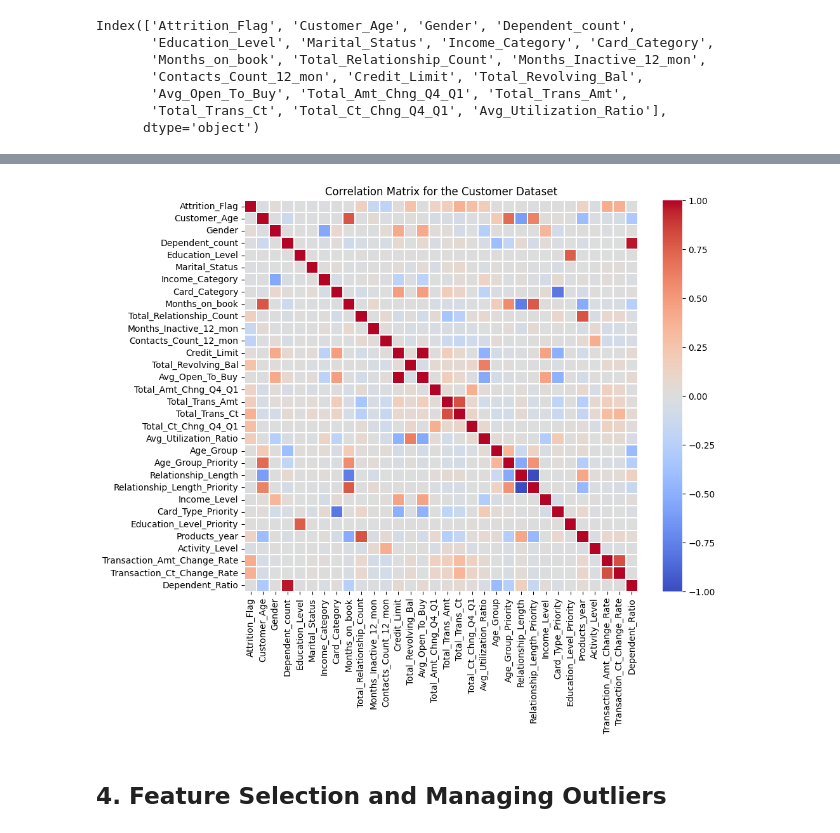
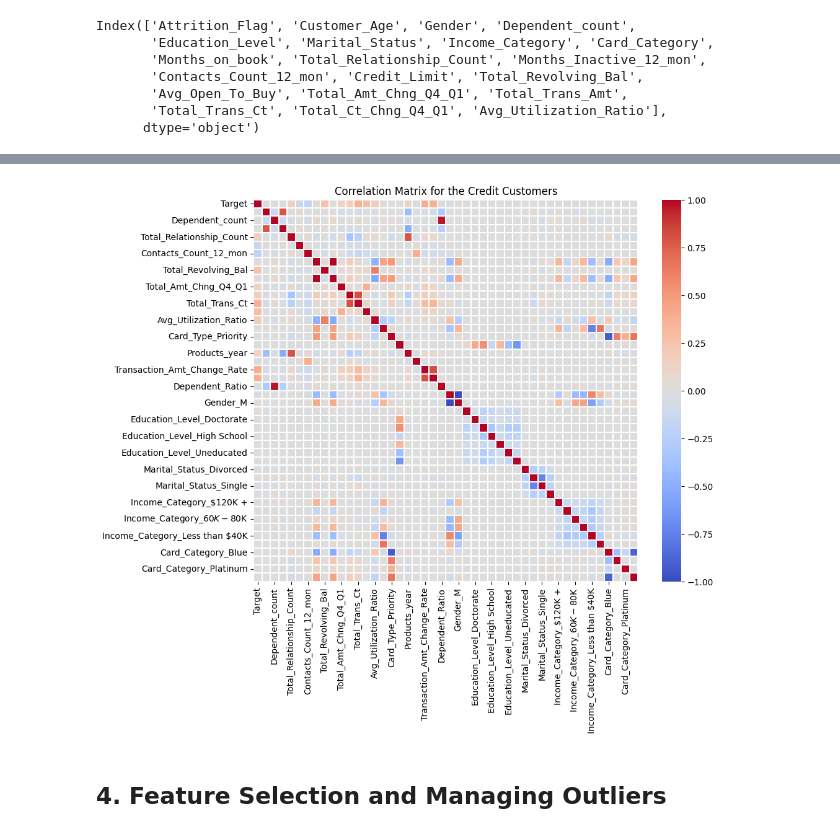
Before and after one commit to dataismyname/credit_card_churn_mlproject, a Jupyter notebook: notebook/2. Model_training.ipynb, the cells around one changed output, grey strips where cells are left out. Saved outputs shown, nothing was run; the diff lists cells and outputs as text; code cells hidden in the pictures.

Commit message:
Data Transformation Stage Done

```diff
--- a/notebook/2. Model_training.ipynb
+++ b/notebook/2. Model_training.ipynb
@@ -74,26 +77,14 @@ Index(['Attrition_Flag', 'Customer_Age', 'Gender', 'Dependent_count',
 # %%
-# Age Group
-bins = [0, 30, 55, float('inf')]
-labels = ['Young_Adult', 'Adult', 'Senior']
-df['Age_Group'] = pd.cut(df['Customer_Age'], bins=bins, labels=labels)
-df['Age_Group_Priority'] = df['Age_Group'].map({'Young_Adult' : 1, 'Adult' : 2, 'Senior' : 3})
-
-# Relationship Lenght
-bins = [0, 24, 48, float('inf')]
-labels = ['Short-term', 'Medium-term', 'Long-term']
-df['Relationship_Length'] = pd.cut(df['Months_on_book'], bins=bins, labels=labels)
-df['Relationship_Length_Priority'] = df['Relationship_Length'].map({'Short-term' : 1, 'Medium-term' : 2, 'Long-term' : 3})
-
 # Income Level
 df['Income_Level'] = df['Income_Category'].map({'Less than $40K': 1, '$40K - $60K': 2, '$60K - $80K': 3,
  '$80K - $120K': 4, '$120K +': 5, 'Unknown': 6})
 
 # Card Type Priority
-df['Card_Type_Priority'] = df['Card_Category'].map({'Platinum': 1, 'Gold': 2, 'Silver': 3, 'Blue': 4})
+df['Card_Type_Priority'] = df['Card_Category'].map({'Platinum': 4, 'Gold': 3, 'Silver': 2, 'Blue': 1})
 
 # Education Level Priority
-df['Education_Level_Priority'] = df['Education_Level'].map({'Doctorate': 1, "Post-Graduate": 2, "Graduate": 3,
-'College': 4, 'High School': 5, 'Uneducated': 6, 'Unknown': 7})
+df['Education_Level_Priority'] = df['Education_Level'].map({'Doctorate': 7, "Post-Graduate": 6, "Graduate": 5,
+'College': 4, 'High School': 3, 'Uneducated': 2, 'Unknown': 1})
 
 # Products per month
 df['Products_year'] = df['Total_Relationship_Count']/df['Months_on_book']*12
@@ -126,0 +105,12 @@ corrmat = df_enc.corr()
+# %%
+#Define input features and the target variable
+X = df.drop('Attrition_Flag', axis = 1).copy()
+y = df['Attrition_Flag'].copy()
+# %%
+# Initiating LabelEncoder
+le = LabelEncoder()
+# Encoding categorical inputs and target
+X_enc = pd.get_dummies(X)
+y_enc = pd.Series(le.fit_transform(y), name='Target')
+# Create new dataframe with encoding values
+df_enc = pd.concat([y_enc, X_enc], axis = 1)
@@ -127,12 +120,12 @@ corrmat = df_enc.corr()
 # %%
 plt.figure(figsize=(10,8))
 
 sns.heatmap(corrmat, cmap = 'coolwarm', annot=False, fmt='.2f',
             linewidth=.05)
-plt.title("Correlation Matrix for the Customer Dataset")
+plt.title("Correlation Matrix for Credit Customers")
 plt.show()
 # %% [output]
-[figure, old version]
+[figure, new version]
 # %% [markdown]
 ## 4. Feature Selection and Managing Outliers
 # %% [markdown]
```
Also changed, not shown: parts of 32 cells of this notebook, 4 other files.
